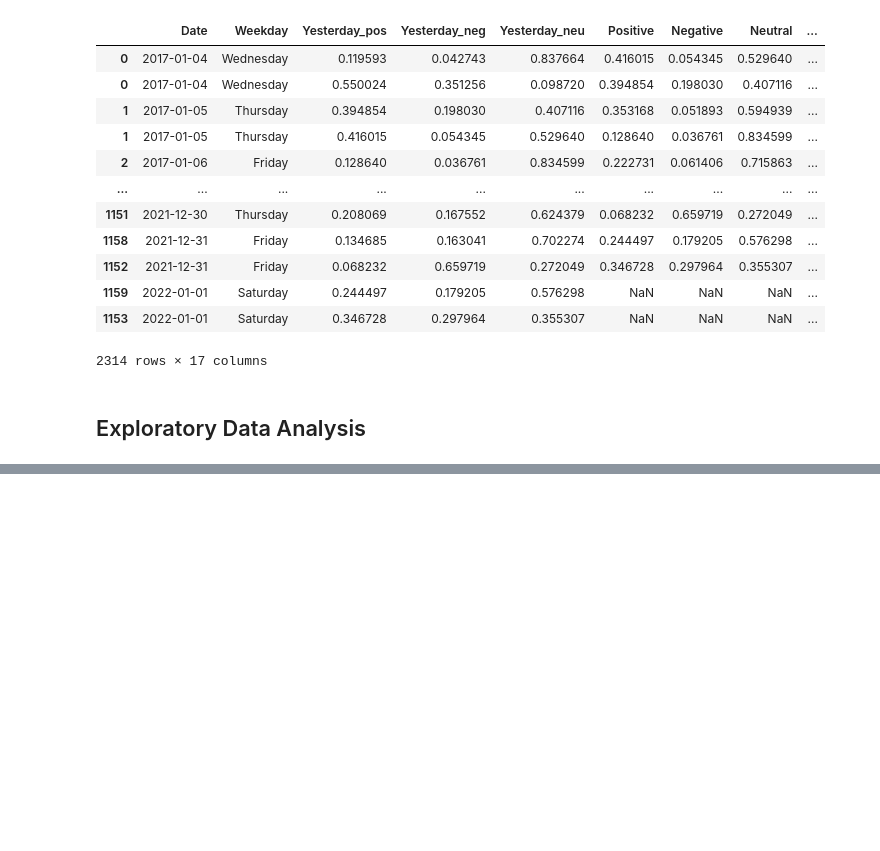
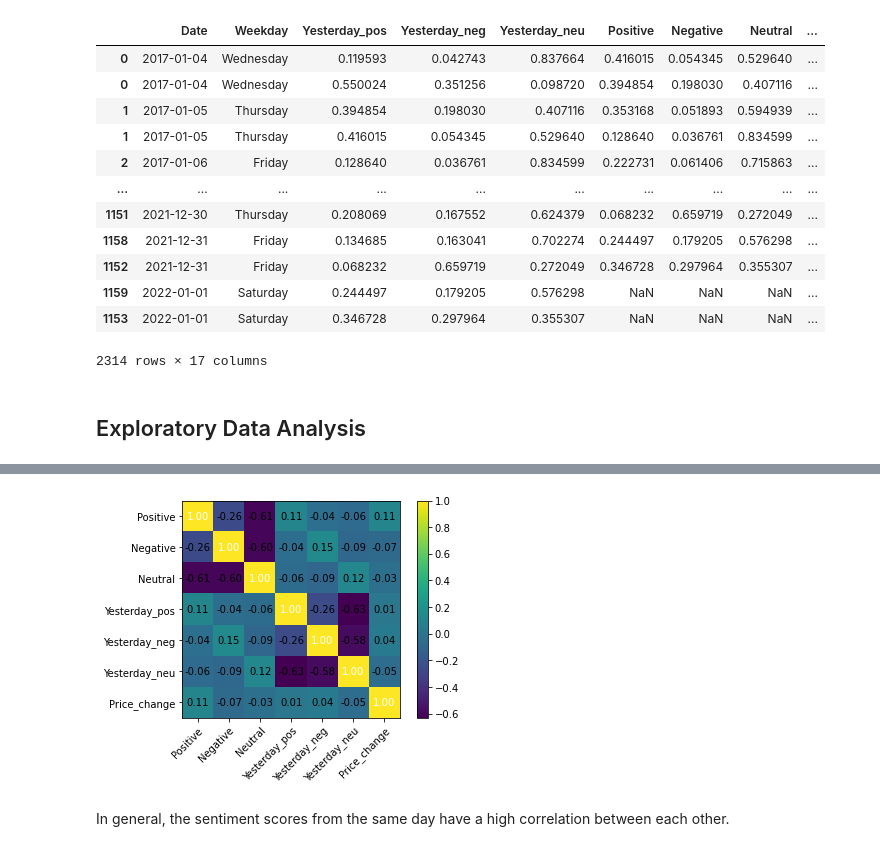
Before and after one commit to nankli/Dailynews_stock_predictor, a Jupyter notebook: tesla+amazon/EDA.ipynb, the cells around one changed output, grey strips where cells are left out. Drawn from its saved outputs; the diff is of its cells as text; code cells hidden in the pictures; blank space fills up the shorter version.

```diff
--- a/tesla+amazon/EDA.ipynb
+++ b/tesla+amazon/EDA.ipynb
@@ -131,0 +139,12 @@ for col in cols_n:
+# %%
+variables = ['Positive', 'Negative', 'Neutral', 'Yesterday_pos', 'Yesterday_neg', 'Yesterday_neu',\
+            'Price_change']
+cm = data[variables].corr().values
+hm = heatmap(
+    cm,
+    row_names=variables,
+    column_names=variables)
+# %% [output]
+[figure, added]
+# %% [markdown]
+In general, the sentiment scores from the same day have a high correlation between each other.
```
Also changed, not shown: parts of 6 cells of this notebook, 2 other files.
